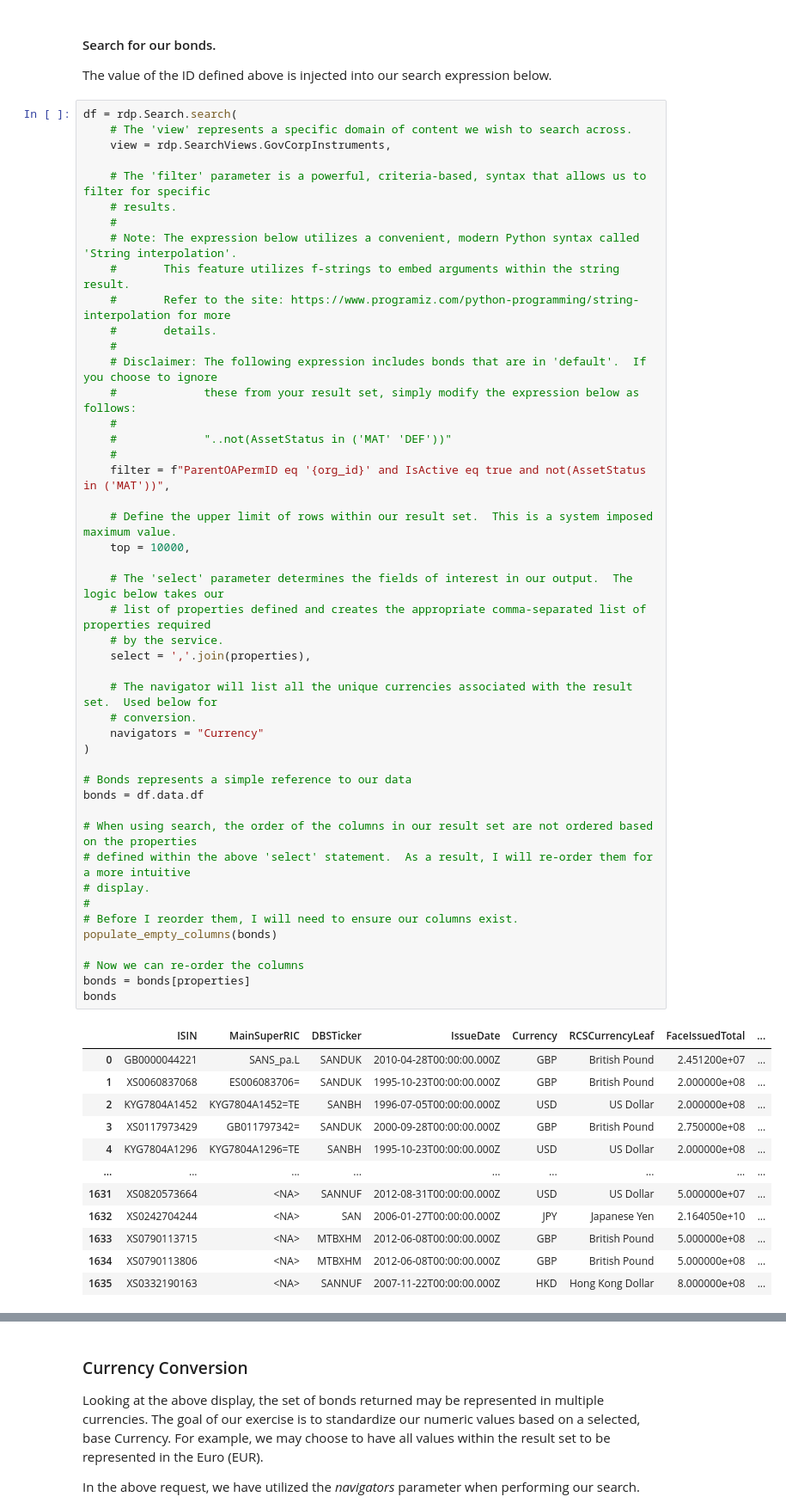
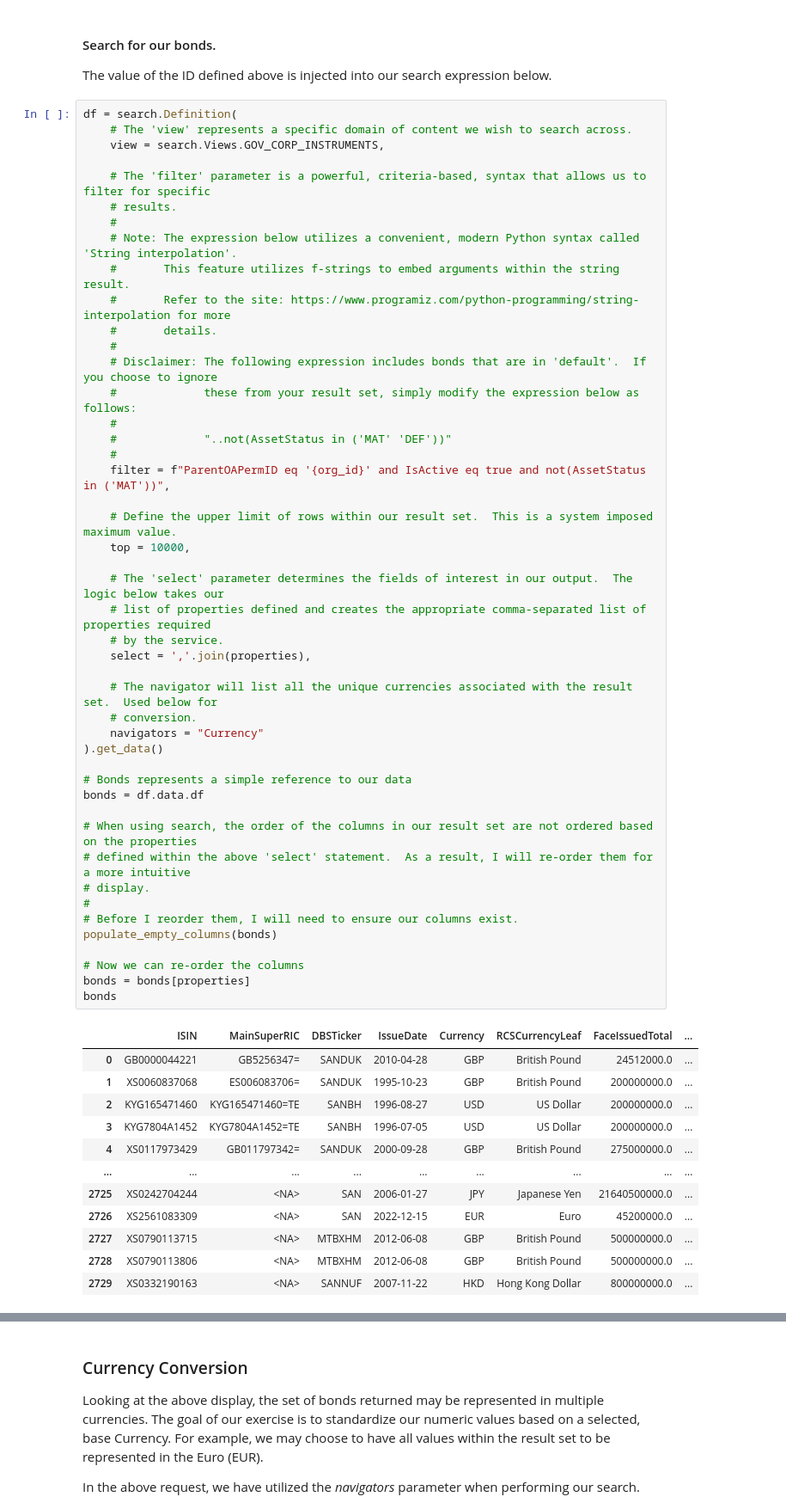
Before and after one commit to LSEG-API-Samples/Article.RDPLibrary.Python.DebtStructure, a Jupyter notebook: Debt Structure.ipynb, the cells around one changed output, grey strips where cells are left out. Shown: that part at 86% size. Cells and saved outputs as stored; diff of their text form.

```diff
--- a/Debt Structure.ipynb
+++ b/Debt Structure.ipynb
@@ -91,9 +91,9 @@ def populate_empty_columns(df):
 #### Search for our bonds.
 The value of the ID defined above is injected into our search expression below.
 # %%
-df = rdp.Search.search(
+df = search.Definition(
     # The 'view' represents a specific domain of content we wish to search across.
-    view = rdp.SearchViews.GovCorpInstruments,
+    view = search.Views.GOV_CORP_INSTRUMENTS,
 
     # The 'filter' parameter is a powerful, criteria-based, syntax that allows us to filter for specific
     # results.
@@ -110,42 +110,42 @@ df = rdp.Search.search(
     #
     filter = f"ParentOAPermID eq '{org_id}' and IsActive eq true and not(AssetStatus in ('MAT'))",
 
     # Define the upper limit of rows within our result set.  This is a system imposed maximum value.
     top = 10000,
 
     # The 'select' parameter determines the fields of interest in our output.  The logic below takes our
     # list of properties defined and creates the appropriate comma-separated list of properties required
     # by the service.
     select = ','.join(properties),
 
     # The navigator will list all the unique currencies associated with the result set.  Used below for
     # conversion.
     navigators = "Currency"
-)
+).get_data()
 
 # Bonds represents a simple reference to our data
 bonds = df.data.df
 
 # When using search, the order of the columns in our result set are not ordered based on the properties
 # defined within the above 'select' statement.  As a result, I will re-order them for a more intuitive
 # display.
 #
 # Before I reorder them, I will need to ensure our columns exist.
 populate_empty_columns(bonds)
 
 # Now we can re-order the columns
 bonds = bonds[properties]
 bonds
 # %% [output]
 |  | ISIN | MainSuperRIC | DBSTicker | IssueDate | Currency | RCSCurrencyLeaf | FaceIssuedTotal | ... |
-| 0 | GB0000044221 | SANS_pa.L | SANDUK | 2010-04-28T00:00:00.000Z | GBP | British Pound | 2.451200e+07 | ... |
-| 1 | XS0060837068 | ES006083706= | SANDUK | 1995-10-23T00:00:00.000Z | GBP | British Pound | 2.000000e+08 | ... |
-| 2 | KYG7804A1452 | KYG7804A1452=TE | SANBH | 1996-07-05T00:00:00.000Z | USD | US Dollar | 2.000000e+08 | ... |
-| 3 | XS0117973429 | GB011797342= | SANDUK | 2000-09-28T00:00:00.000Z | GBP | British Pound | 2.750000e+08 | ... |
-| 4 | KYG7804A1296 | KYG7804A1296=TE | SANBH | 1995-10-23T00:00:00.000Z | USD | US Dollar | 2.000000e+08 | ... |
+| 0 | GB0000044221 | GB5256347= | SANDUK | 2010-04-28 | GBP | British Pound | 24512000.0 | ... |
+| 1 | XS0060837068 | ES006083706= | SANDUK | 1995-10-23 | GBP | British Pound | 200000000.0 | ... |
+| 2 | KYG165471460 | KYG165471460=TE | SANBH | 1996-08-27 | USD | US Dollar | 200000000.0 | ... |
+| 3 | KYG7804A1452 | KYG7804A1452=TE | SANBH | 1996-07-05 | USD | US Dollar | 200000000.0 | ... |
+| 4 | XS0117973429 | GB011797342= | SANDUK | 2000-09-28 | GBP | British Pound | 275000000.0 | ... |
 | ... | ... | ... | ... | ... | ... | ... | ... | ... |
-| 1631 | XS0820573664 | <NA> | SANNUF | 2012-08-31T00:00:00.000Z | USD | US Dollar | 5.000000e+07 | ... |
-| 1632 | XS0242704244 | <NA> | SAN | 2006-01-27T00:00:00.000Z | JPY | Japanese Yen | 2.164050e+10 | ... |
-| 1633 | XS0790113715 | <NA> | MTBXHM | 2012-06-08T00:00:00.000Z | GBP | British Pound | 5.000000e+08 | ... |
-| 1634 | XS0790113806 | <NA> | MTBXHM | 2012-06-08T00:00:00.000Z | GBP | British Pound | 5.000000e+08 | ... |
-| 1635 | XS0332190163 | <NA> | SANNUF | 2007-11-22T00:00:00.000Z | HKD | Hong Kong Dollar | 8.000000e+08 | ... |
+| 2725 | XS0242704244 | <NA> | SAN | 2006-01-27 | JPY | Japanese Yen | 21640500000.0 | ... |
+| 2726 | XS2561083309 | <NA> | SAN | 2022-12-15 | EUR | Euro | 45200000.0 | ... |
+| 2727 | XS0790113715 | <NA> | MTBXHM | 2012-06-08 | GBP | British Pound | 500000000.0 | ... |
+| 2728 | XS0790113806 | <NA> | MTBXHM | 2012-06-08 | GBP | British Pound | 500000000.0 | ... |
+| 2729 | XS0332190163 | <NA> | SANNUF | 2007-11-22 | HKD | Hong Kong Dollar | 800000000.0 | ... |
```
Also changed, not shown: parts of 13 cells of this notebook.
